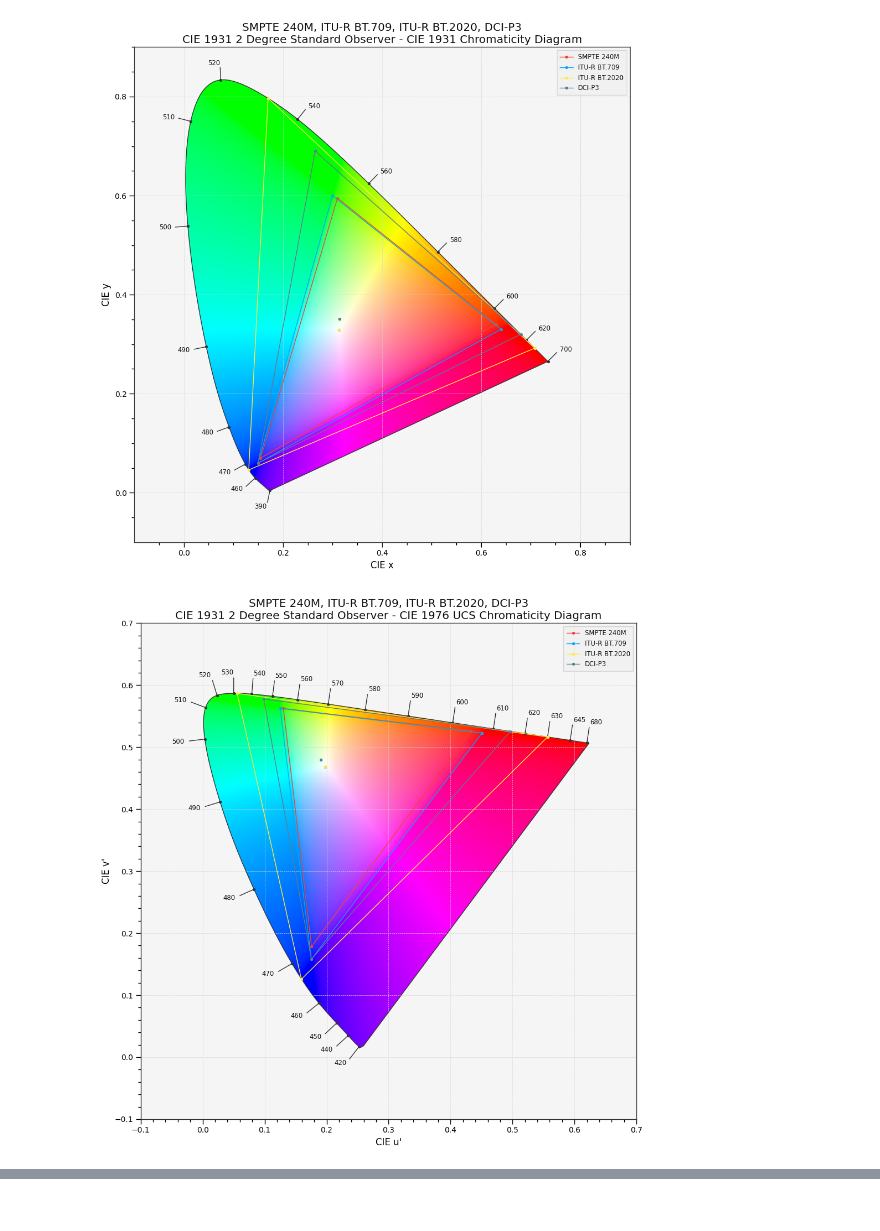
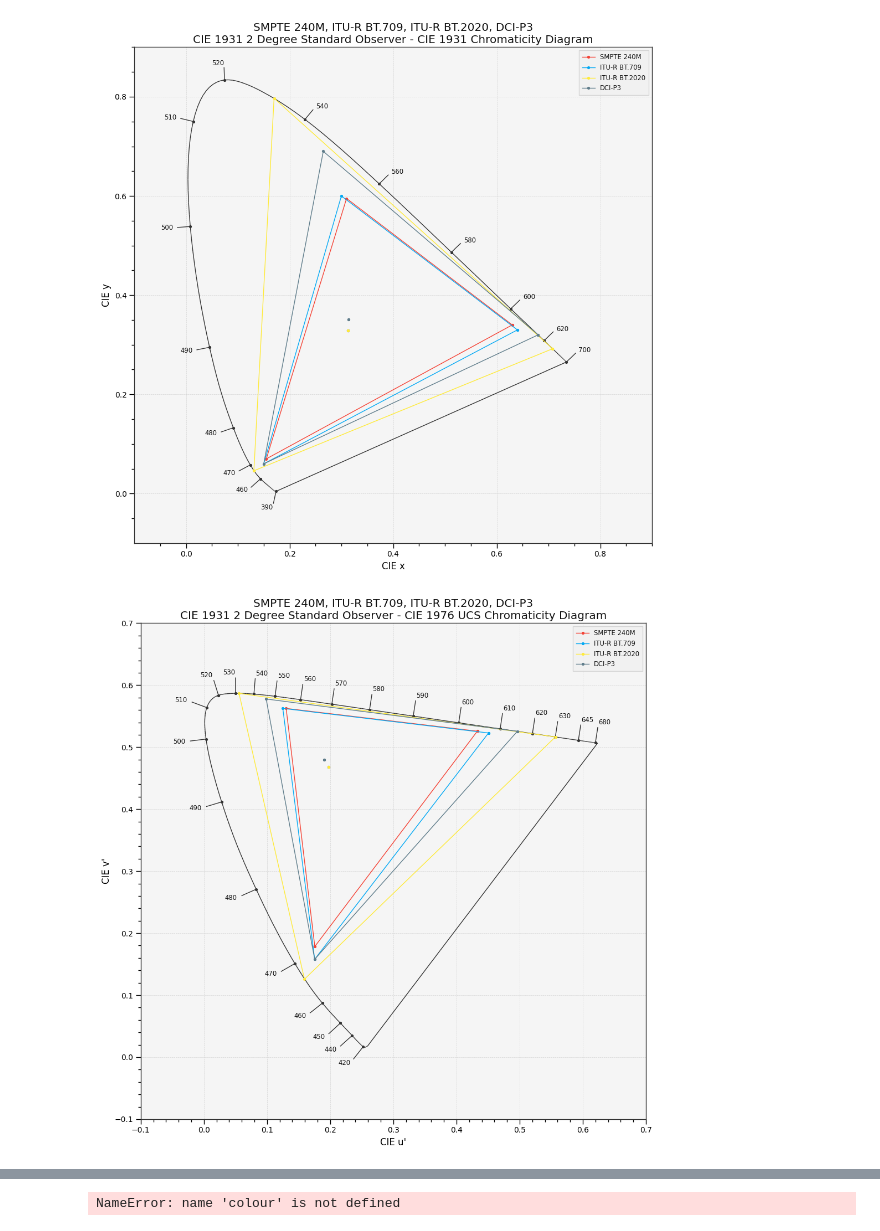
Before and after one commit to repentsinner/didactic-journey, a Jupyter notebook: Intermediate 3 - Gamuts and colorspaces.ipynb, the cells around one changed output, grey strips where cells are left out. Cells and saved outputs as stored; diff of their text form; code cells hidden in the pictures.

Commit message:
add planckian locus to CIE1976UCS chromaticity diagram add ROE BO3 colorspace to Chromaticity diagram remove diagram background color to make it easier to see the colorspaces

```diff
--- a/Intermediate 3 - Gamuts and colorspaces.ipynb
+++ b/Intermediate 3 - Gamuts and colorspaces.ipynb
@@ -22,11 +90,37 @@ plot_ellipses_MacAdam1942_in_chromaticity_diagram_CIE1976UCS()
 # %%
-standardspaces = ['SMPTE 240M', 'ITU-R BT.709','ITU-R BT.2020','DCI-P3']
+standardspaces = [
+    'SMPTE 240M',
+    'ITU-R BT.709',
+    'ITU-R BT.2020',
+    'DCI-P3'
+]
 
 # todo: figure out how to drop the opacity of the diagram colours to make it easier to see the gamut bounds
-plot_RGB_colourspaces_in_chromaticity_diagram_CIE1931(standardspaces)
-plot_RGB_colourspaces_in_chromaticity_diagram_CIE1976UCS(standardspaces)
+plot_RGB_colourspaces_in_chromaticity_diagram_CIE1931(standardspaces, show_diagram_colours=False)
+plot_RGB_colourspaces_in_chromaticity_diagram_CIE1976UCS(standardspaces, show_diagram_colours=False)
 # %% [output]
-[figure, old version]
+[figure, new version]
-[figure, old version]
+[figure, new version]
 (<Figure size 1024x1024 with 1 Axes>,
  <AxesSubplot:title={'center':'SMPTE 240M, ITU-R BT.709, ITU-R BT.2020, DCI-P3\nCIE 1931 2 Degree Standard Observer - CIE 1976 UCS Chromaticity Diagram'}, xlabel="CIE u'", ylabel="CIE v'">)
+# %%
+colour.RGB_COLOURSPACES['ROE BO3'] = colour.RGB_Colourspace(
+    'ROE BO3', # label
+    primaries=np.array(
+        [[0.6897, 0.3096],
+         [0.1557, 0.7379],
+         [0.1287, 0.0701]]),
+    whitepoint=np.array([0.3229, 0.3210]))  # yapf: disable
+
+standardspaces = [
+    'ROE BO3',
+    'ITU-R BT.709',
+    'ITU-R BT.2020',
+    'DCI-P3'
+]
+
+# todo: figure out how to drop the opacity of the diagram colours to make it easier to see the gamut bounds
+plot_RGB_colourspaces_in_chromaticity_diagram_CIE1931(standardspaces, show_diagram_colours=False)
+plot_RGB_colourspaces_in_chromaticity_diagram_CIE1976UCS(standardspaces, show_diagram_colours=False)
+# %% [output]
+NameError: name 'colour' is not defined
```
Also changed, not shown: parts of 5 cells of this notebook.
